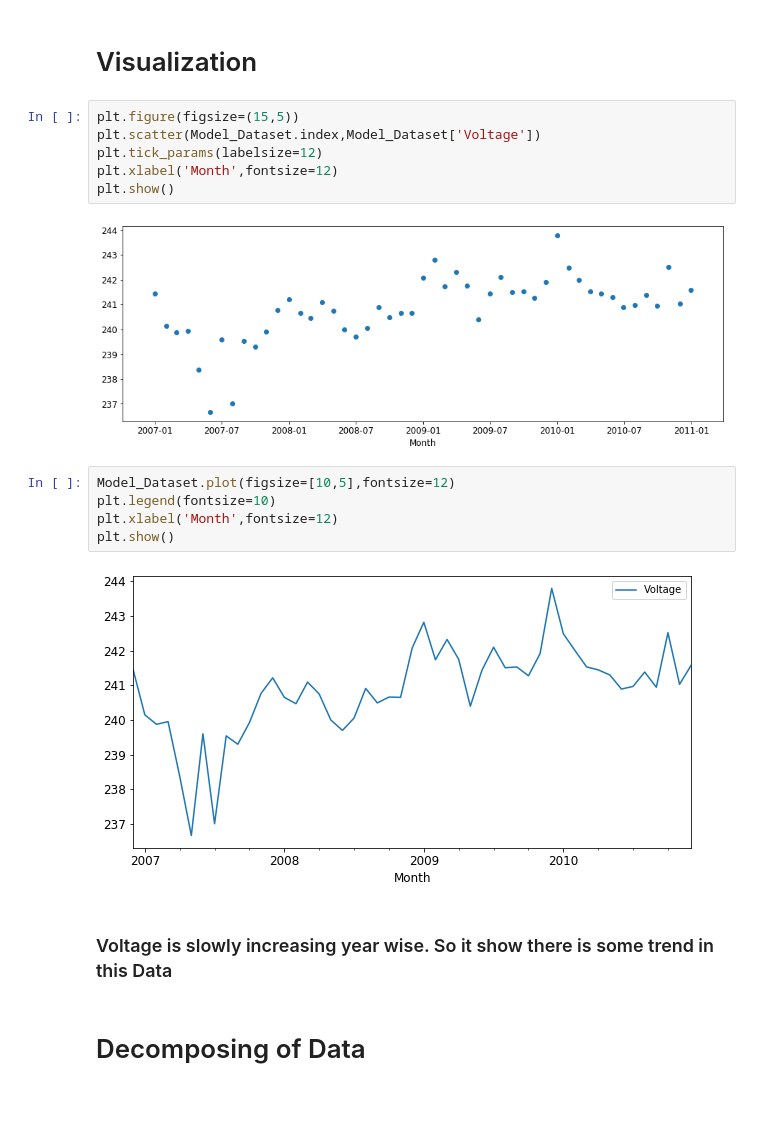
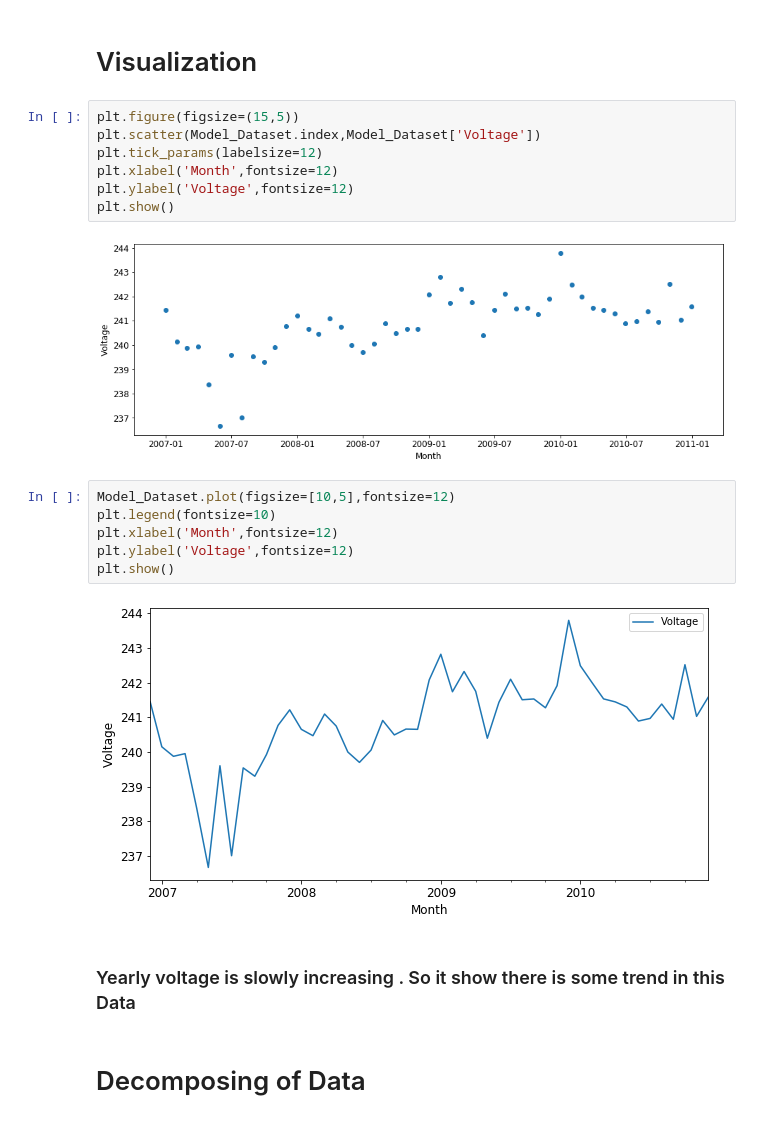
Before and after one commit to SSehrawat1720/ML-Projects, a Jupyter notebook: Time Series Forecasting France House Energy.ipynb, the cells around one changed output. Saved outputs shown, nothing was run; the diff lists cells and outputs as text.

```diff
--- a/Time Series Forecasting France House Energy.ipynb
+++ b/Time Series Forecasting France House Energy.ipynb
@@ -287,18 +287,20 @@ plt.figure(figsize=(15,5))
 plt.scatter(Model_Dataset.index,Model_Dataset['Voltage'])
 plt.tick_params(labelsize=12)
 plt.xlabel('Month',fontsize=12)
+plt.ylabel('Voltage',fontsize=12)
 plt.show()
 # %% [output]
-[figure, old version]
+[figure, new version]
 # %%
 Model_Dataset.plot(figsize=[10,5],fontsize=12)
 plt.legend(fontsize=10)
 plt.xlabel('Month',fontsize=12)
+plt.ylabel('Voltage',fontsize=12)
 plt.show()
 # %% [output]
-[figure, old version]
+[figure, new version]
 # %% [markdown]
-### Voltage is slowly increasing year wise. So it show there is some trend in this Data
+### Yearly voltage is slowly increasing . So it show there is some trend in this Data
 # %% [markdown]
 # Decomposing of Data
 # %% [markdown]
```
Also changed, not shown: parts of 44 cells of this notebook.
